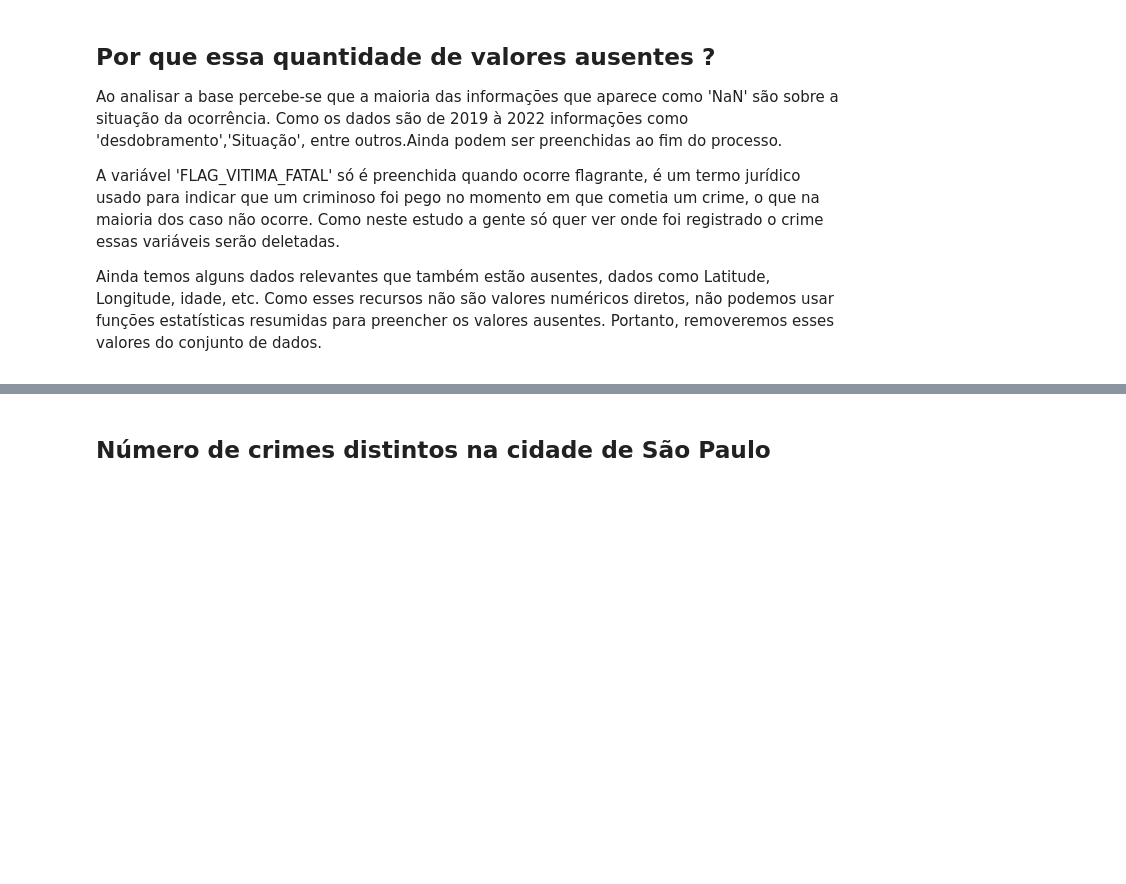
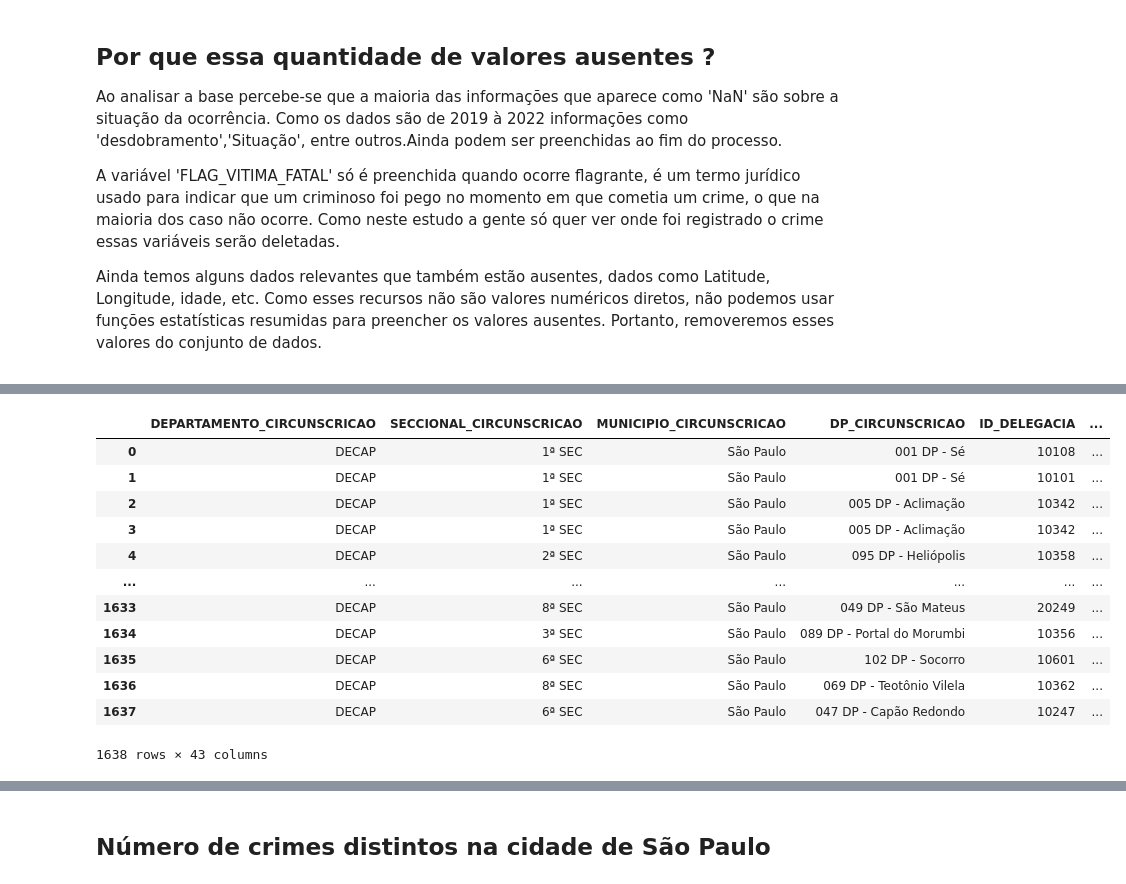
Before and after one commit to LucaNoto/PF_CoderHouse, a Jupyter notebook: Analise_ausentes_&_heatmap.ipynb, the cells around one changed output, grey strips where cells are left out. Saved outputs shown, nothing was run; the diff lists cells and outputs as text; code cells hidden in the pictures; blank space fills up the shorter version.

Commit message:
Update Analise_ausentes_&_heatmap.ipynb
novas colunas adicionadas e filtrados apenas linhas em que TIPO_PESSOA = VITIMA

```diff
--- a/Analise_ausentes_&_heatmap.ipynb
+++ b/Analise_ausentes_&_heatmap.ipynb
@@ -122,3 +169,44 @@ memory usage: 516.0+ KB
+# %%
+dfClean['GEOLOCATOR_ADDRESS'] = dfClean['RESPONSE_GEOLOCATOR'].apply(lambda loc: loc.raw['address'])
+dfClean['GEOLOCATOR_NEIGHBORHOOD'] = dfClean['GEOLOCATOR_ADDRESS'].apply(lambda addr: addr.get('suburb', '-')).str.upper()
+dfClean['GEOLOCATOR_POSTCODE'] = dfClean['GEOLOCATOR_ADDRESS'].apply(lambda addr: addr.get('postcode', '-')).str.upper()
+
+
+mapZonas = {'01':'Centro',
+            '02':'Zona Norte',
+            '03':'Zona Leste',
+            '04':'Zona Sul',
+            '05':'Zona Oeste',
+            '06':'-',
+            '07':'-',
+            '08':'Zona Leste',
+            '09':'-',
+            '38':'-',
+            '-':'-'}
+
+dfClean['ZONE_FROM_POSTCODE'] = dfClean['GEOLOCATOR_POSTCODE'].str[:2].map(mapZonas)
+# %%
+dfClean['BO_ANO'] = dfClean[['NUM_BO', 'ANO_BO']].agg('-'.join, axis=1)
+# %%
+dfNumDeVitimas = dfClean['BO_ANO'].value_counts().reset_index().rename(columns={'index':'BO_ANO','BO_ANO':'NUM_VITIMAS_CRIME'})
+# %%
+dfClean = dfClean.merge(dfNumDeVitimas,how='left',on='BO_ANO')
+# %%
+dfClean
+# %% [output]
+|  | DEPARTAMENTO_CIRCUNSCRICAO | SECCIONAL_CIRCUNSCRICAO | MUNICIPIO_CIRCUNSCRICAO | DP_CIRCUNSCRICAO | ID_DELEGACIA | ... |
+| 0 | DECAP | 1ª SEC | São Paulo | 001 DP - Sé | 10108 | ... |
+| 1 | DECAP | 1ª SEC | São Paulo | 001 DP - Sé | 10101 | ... |
+| 2 | DECAP | 1ª SEC | São Paulo | 005 DP - Aclimação | 10342 | ... |
+| 3 | DECAP | 1ª SEC | São Paulo | 005 DP - Aclimação | 10342 | ... |
+| 4 | DECAP | 2ª SEC | São Paulo | 095 DP - Heliópolis | 10358 | ... |
+| ... | ... | ... | ... | ... | ... | ... |
+| 1633 | DECAP | 8ª SEC | São Paulo | 049 DP - São Mateus | 20249 | ... |
+| 1634 | DECAP | 3ª SEC | São Paulo | 089 DP - Portal do Morumbi | 10356 | ... |
+| 1635 | DECAP | 6ª SEC | São Paulo | 102 DP - Socorro | 10601 | ... |
+| 1636 | DECAP | 8ª SEC | São Paulo | 069 DP - Teotônio Vilela | 10362 | ... |
+| 1637 | DECAP | 6ª SEC | São Paulo | 047 DP - Capão Redondo | 10247 | ... |
+1638 rows × 43 columns
 # %%
 #Quantos dados foram retidos após essa remoção
 print(f'retidos na base: {round(len(dfClean)/len(df)*100,2)}%')
```
Also changed, not shown: parts of 14 cells of this notebook.
